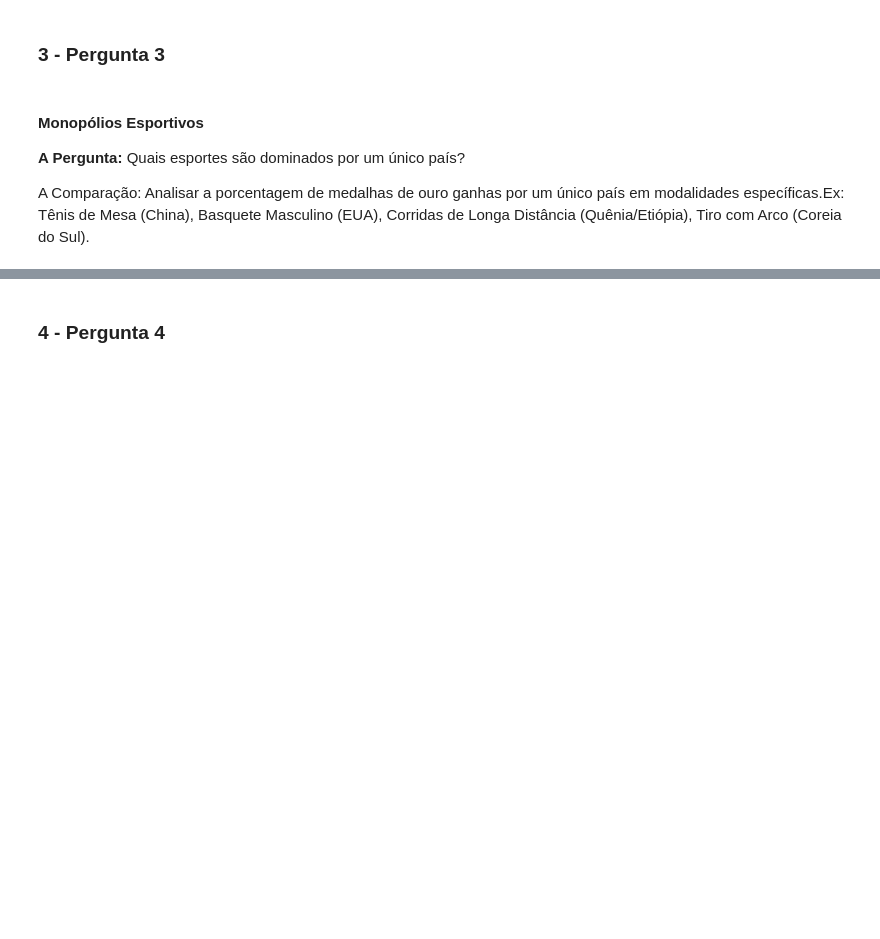
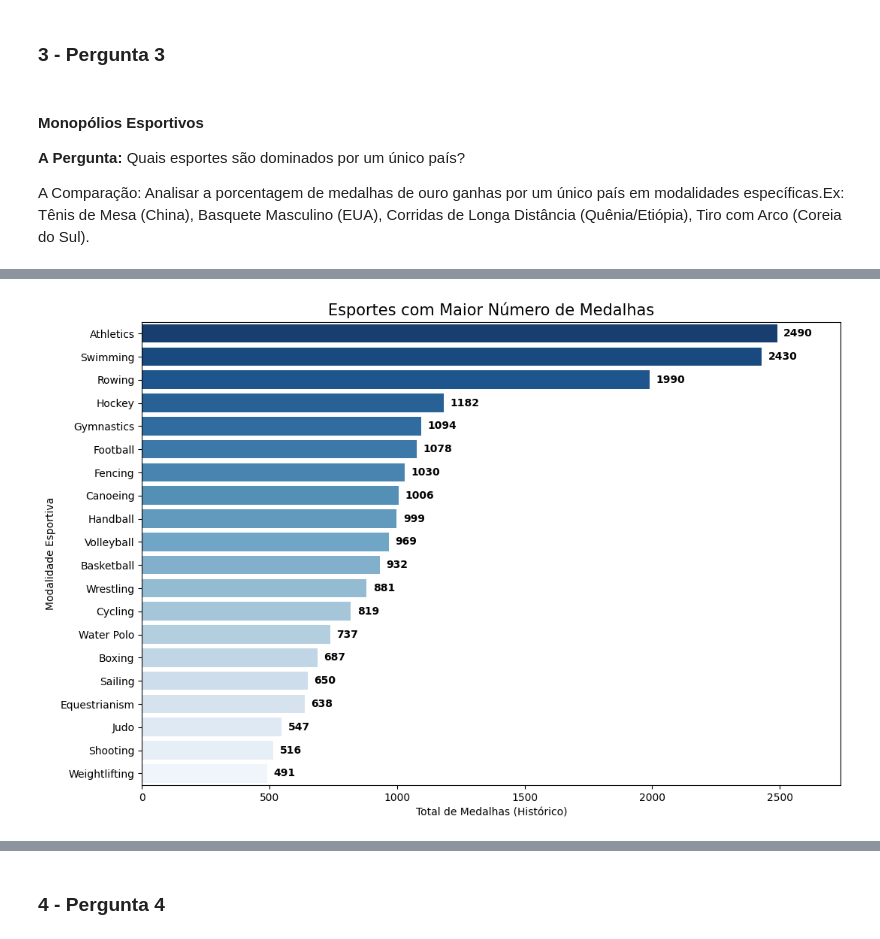
Before and after one commit to ClaraCaldas/Projeto-ICD, a Jupyter notebook: RELATORIO.ipynb, the cells around one changed output, grey strips where cells are left out. Cells and saved outputs as stored; diff of their text form; code cells hidden in the pictures; blank space fills up the shorter version.

```diff
--- a/RELATORIO.ipynb
+++ b/RELATORIO.ipynb
@@ -232,0 +311,33 @@ df_paraolimpiadas.to_csv('paralimpiada_medalhas_arrumado.csv', index=False, enco
+# %%
+df_simples['Total_Medalhas'] = df_simples['Gold'] + df_simples['Silver'] + df_simples['Bronze']
+# %%
+df_esportes_top = df_simples.groupby('Sport')['Total_Medalhas'].sum().nlargest(20).reset_index()
+
+plt.figure(figsize=(12, 8))
+
+ax = sns.barplot(data=df_esportes_top,
+                 x='Total_Medalhas',
+                 y='Sport',
+                 hue='Sport',
+                 palette='Blues_r',
+                 legend=False)
+
+for p in ax.patches:
+    width = p.get_width()
+    if width > 0:
+        ax.text(width + (df_esportes_top['Total_Medalhas'].max() * 0.01),
+                p.get_y() + p.get_height() / 2,
+                f'{int(width)}',
+                va='center',
+                fontsize=10,
+                fontweight='bold')
+
+plt.title('Esportes com Maior Número de Medalhas', fontsize=15)
+plt.xlabel('Total de Medalhas (Histórico)')
+plt.ylabel('Modalidade Esportiva')
+
+plt.xlim(0, df_esportes_top['Total_Medalhas'].max() * 1.1)
+
+plt.show()
+# %% [output]
+[figure, added]
```
Also changed, not shown: parts of 48 cells of this notebook, 1 other file.
